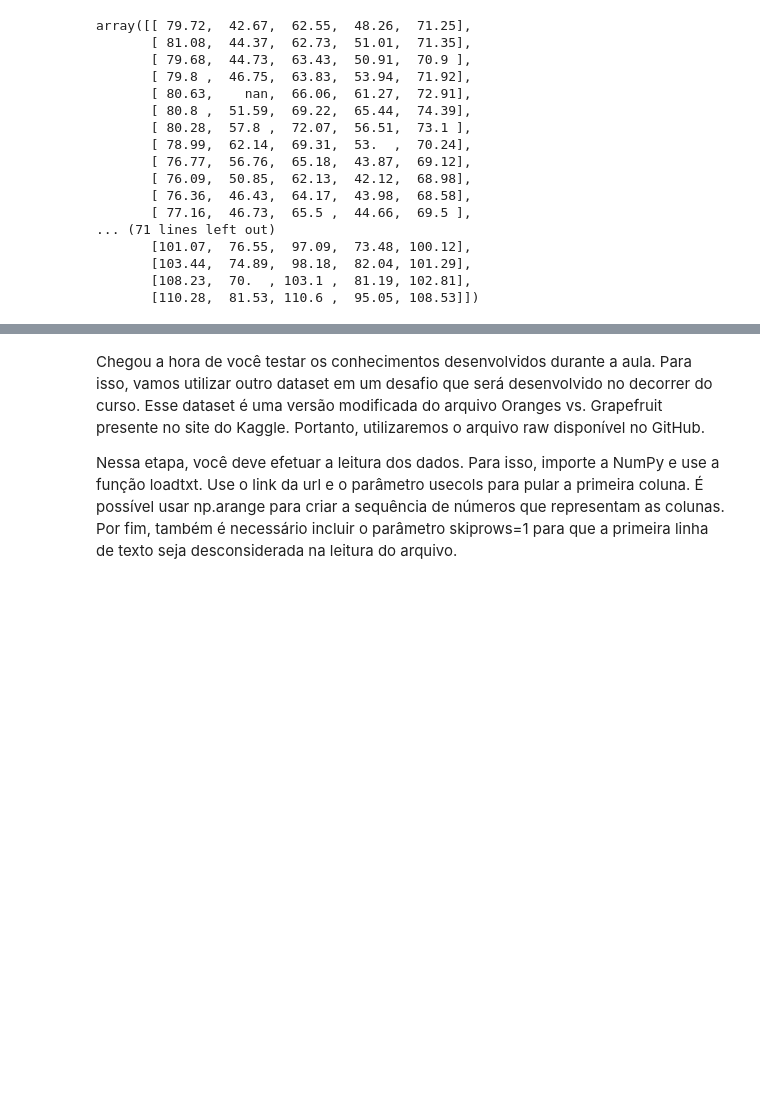
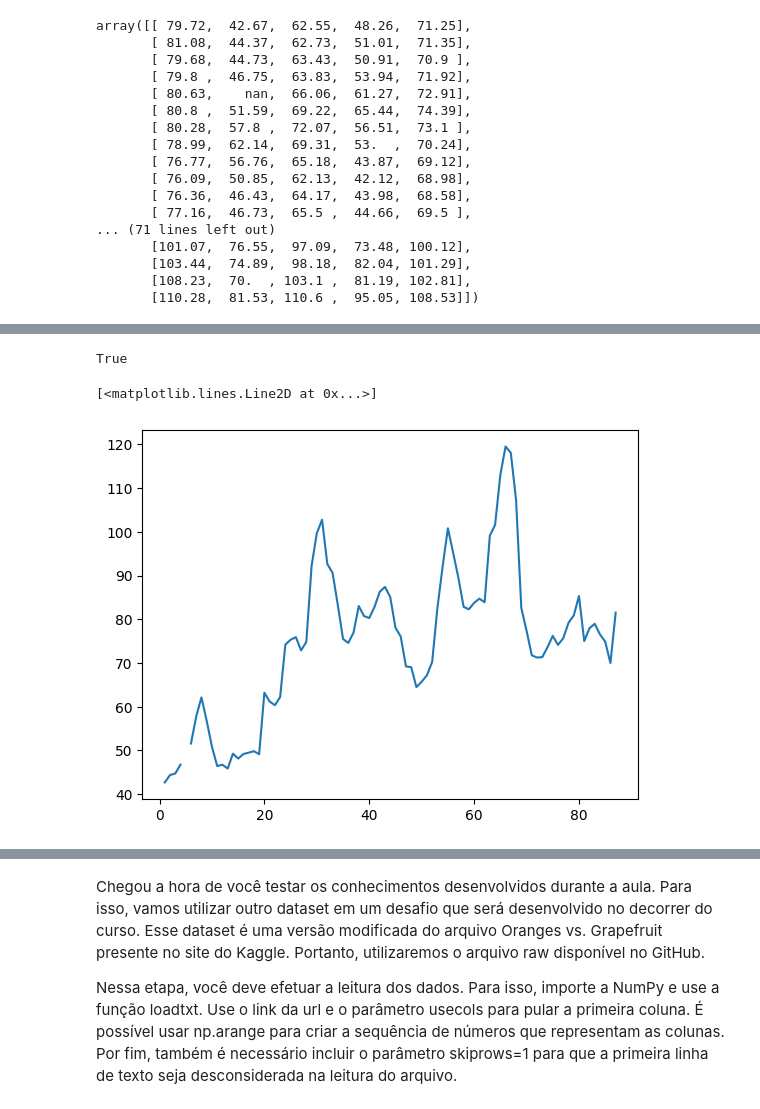
Before and after one commit to felipesayegg/Python-para-Data-Science, a Jupyter notebook: Numpy_curso.ipynb, the cells around one changed output, grey strips where cells are left out. Saved outputs shown, nothing was run; the diff lists cells and outputs as text; code cells hidden in the pictures; blank space fills up the shorter version.

```diff
--- a/Numpy_curso.ipynb
+++ b/Numpy_curso.ipynb
@@ -155,0 +208,9 @@ array([[ 79.72,  42.67,  62.55,  48.26,  71.25],
+# %%
+np.allclose(Moscow_ano3, Moscow_ano4,5) #Se a diferença entre cada par de elementos (um de cada array) for menor ou igual ao valor que você especificou (neste caso, 5), a função retornará True. Se qualquer par de elementos tiver uma diferença maior que 5, a função retornará False.
+# %% [output]
+True
+# %%
+plt.plot(datas, Kaliningrad) # eixo x é datas e o y valor plt chamdno a bibiloteca e plot é a função que faz o grafico
+# %% [output]
+[<matplotlib.lines.Line2D at 0x...>]
+[figure, added]
```
Also changed, not shown: parts of 52 cells of this notebook.
